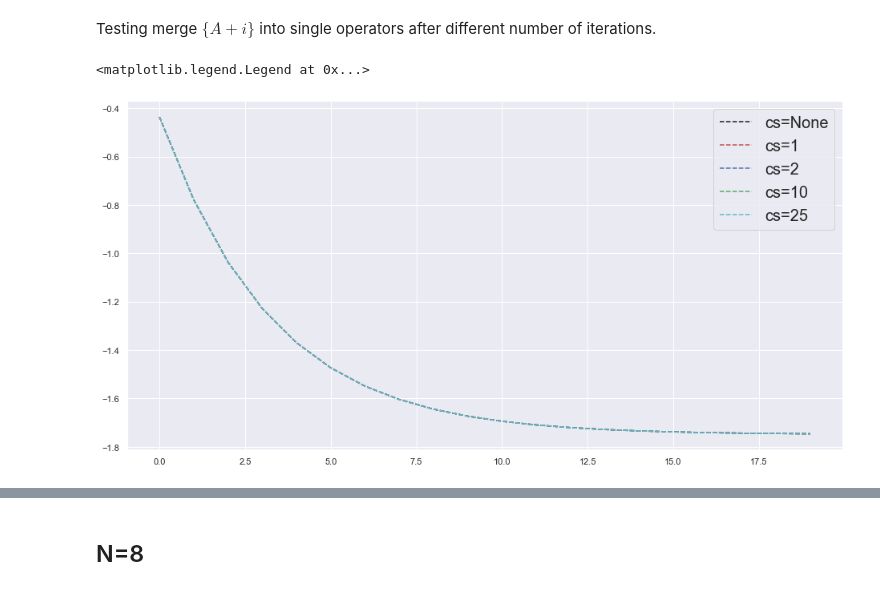
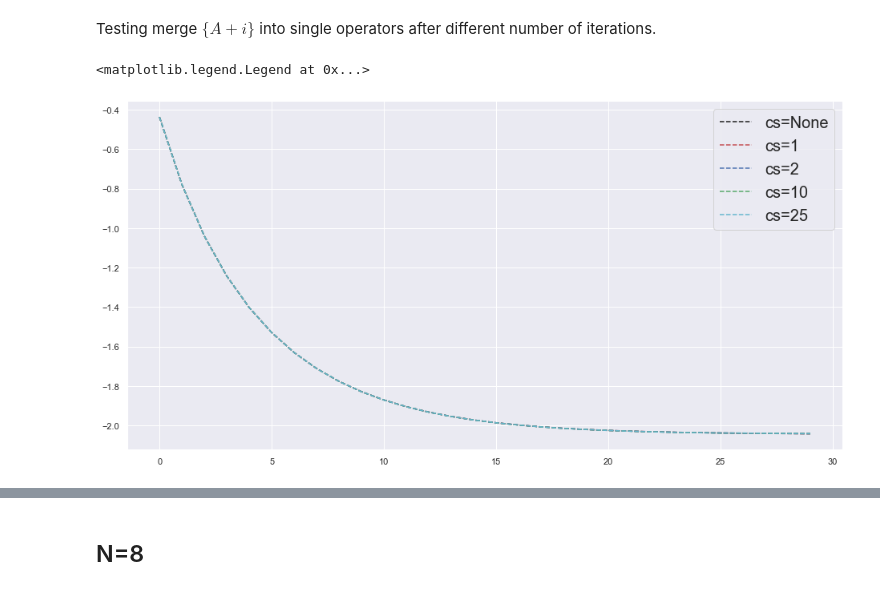
Before and after one commit to aemccoy/GrayCode-QubitEncoding, a Jupyter notebook: notebooks/deuteron-QITE.ipynb, the cells around one changed output, grey strips where cells are left out. Saved outputs shown, nothing was run; the diff lists cells and outputs as text; code cells hidden in the pictures.

```diff
--- a/notebooks/deuteron-QITE.ipynb
+++ b/notebooks/deuteron-QITE.ipynb
@@ -167 +162,23 @@ for threshold in [1e-1,1e-2,1e-5,1e-10]:
+# %%
+backend = 'statevector_simulator'
+parameters['backend']='statevector_simulator'
+parameters['qite_threshold']=1e-10
+parameters['Nmax']=4
+
+H = hamiltonian_matrix(Nmax=parameters['Nmax'], J=1, interaction=parameters['interaction'])
+H_qubit = GrayCodeHamiltonian(H)
+
+sv_energies_30 =qite_experiment2(H_qubit,parameters)
+# sv_energies_5=qite_experiment(H_qubit,time_steps,delta_time,backend,initialization,A_threshold=1e-10)
+
+# print(sv_energies_20)
+# %%
+parameters['backend']='qasm_simulator'
+Energy_table=[]
+for threshold in [1e-1,1e-2,1e-5,1e-10]:
+#     backend = 'qasm_simulator'
+#     Energies=qite_experiment(H_qubit,time_steps,delta_time,backend,initialization,A_threshold=threshold)
+    parameters['qite_threshold']=threshold
+    Energies=qite_experiment2(H_qubit,parameters)
+    Energy_table.append(Energies)
 # %%
@@ -246,32 +240,31 @@ plt.ylim(-3,0)
 # %% [markdown]
 Testing merge $\{A+i\}$ into single operators after different number of iterations.
 # %%
-time_steps=20
-# time_steps=100
-delta_time=0.01
-verbose=False
-backend = 'statevector_simulator'
-initialization="single_state"
+parameters['backend']='statevector_simulator'
+parameters['delta_time']=0.01
+parameters['qite_threshold']=1e-2
 
-Energy_table_step=[]
-H = hamiltonian_matrix(Nmax=2,J=1,interaction="toy")
+H = hamiltonian_matrix(Nmax=4,J=1,interaction="toy")
 H_qubit = GrayCodeHamiltonian(H)
 
 merge_iterations=[0,1,2,10,25]
+Energy_table_step=[]
 for cs in merge_iterations:
     if cs==0:
-        cs=None
-    Energies=qite_experiment(H_qubit,time_steps,delta_time,backend,initialization,A_threshold=1e-2,cstep=cs)
-    Energy_table_step.append(Energies)
+        parameters['merge_step']=None
+    else:
+        parameters['merge_step']=cs
+
+    Energy_table_step.append(qite_experiment2(H_qubit,parameters))
 # %%
-time=[t for t in range(time_steps)]
+time=[t for t in range(parameters["N_time_steps"])]
 plt.plot(time,Energy_table_step[0],'k--',label="cs=None")
 plt.plot(time,Energy_table_step[1],'r--',label="cs=1")
 plt.plot(time,Energy_table_step[2],'b--',label="cs=2")
 plt.plot(time,Energy_table_step[4],'g--',label="cs=10")
 plt.plot(time,Energy_table_step[4],'c--',label="cs=25")
 plt.plot()
 plt.legend(prop={'size': 20})
 # %% [output]
 <matplotlib.legend.Legend at 0x...>
-[figure, old version]
+[figure, new version]
```
Also changed, not shown: parts of 24 cells of this notebook, 2 other files.
